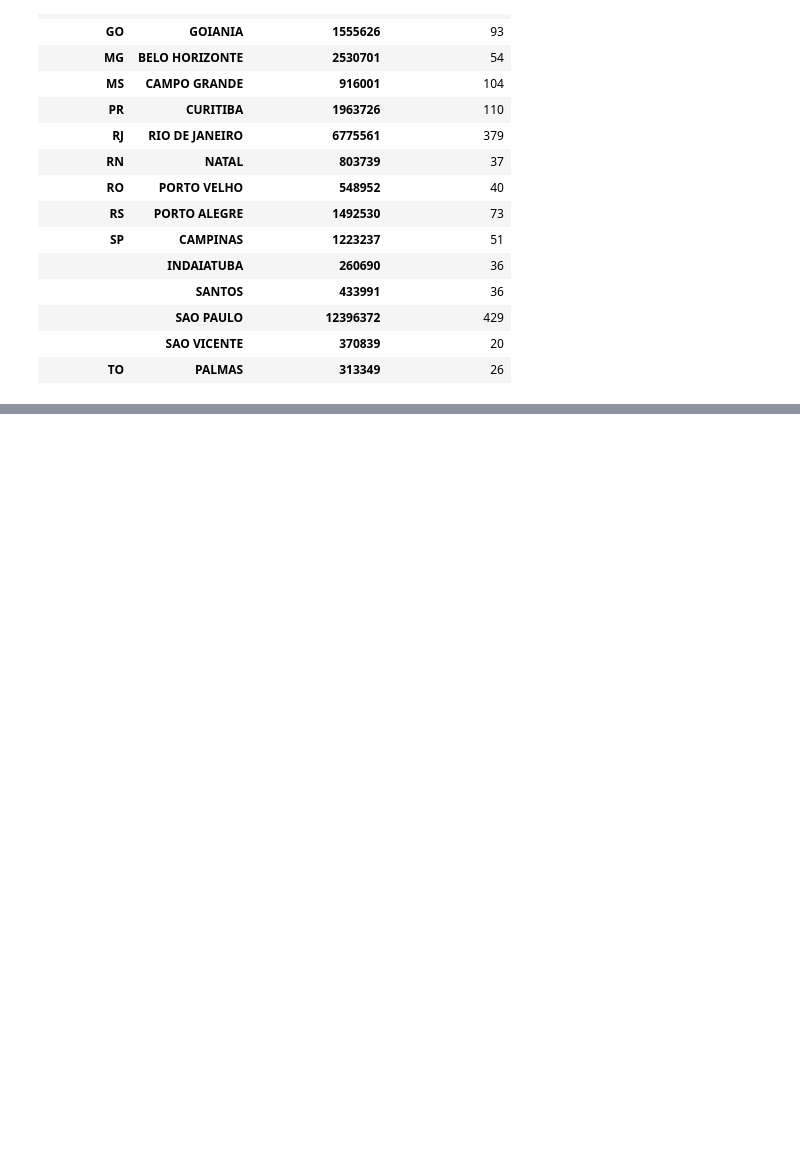
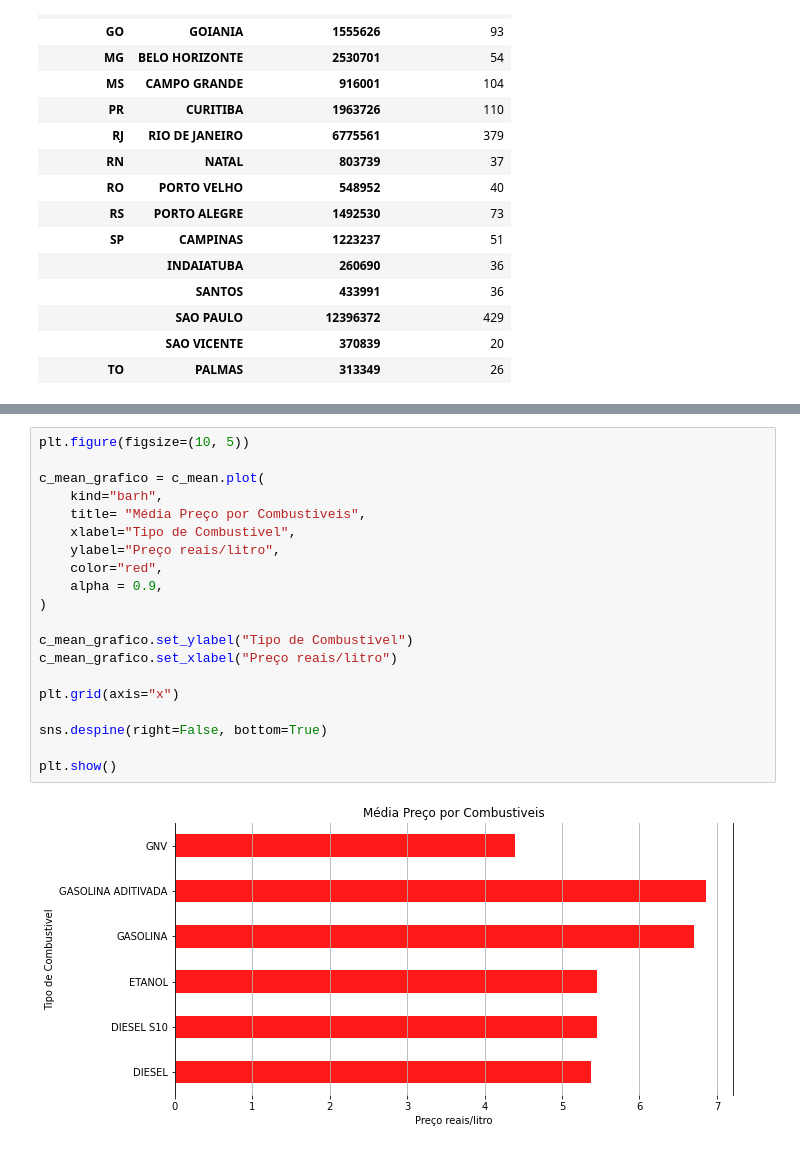
Before and after one commit to Diogolcs/AnimaCursoExtesaoPythonPandas2023-2, a Jupyter notebook: SegundoExemploPythonPandas.ipynb, the cells around one changed output, grey strips where cells are left out. Cells and saved outputs as stored; diff of their text form; blank space fills up the shorter version.

```diff
--- a/SegundoExemploPythonPandas.ipynb
+++ b/SegundoExemploPythonPandas.ipynb
@@ -233,0 +299,22 @@ KeyError: ignored
+# %%
+plt.figure(figsize=(10, 5))
+
+c_mean_grafico = c_mean.plot(
+    kind="barh",
+    title= "Média Preço por Combustiveis",
+    xlabel="Tipo de Combustivel",
+    ylabel="Preço reais/litro",
+    color="red",
+    alpha = 0.9,
+)
+
+c_mean_grafico.set_ylabel("Tipo de Combustivel")
+c_mean_grafico.set_xlabel("Preço reais/litro")
+
+plt.grid(axis="x")
+
+sns.despine(right=False, bottom=True)
+
+plt.show()
+# %% [output]
+[figure, added]
```
Also changed, not shown: parts of 7 cells of this notebook.
